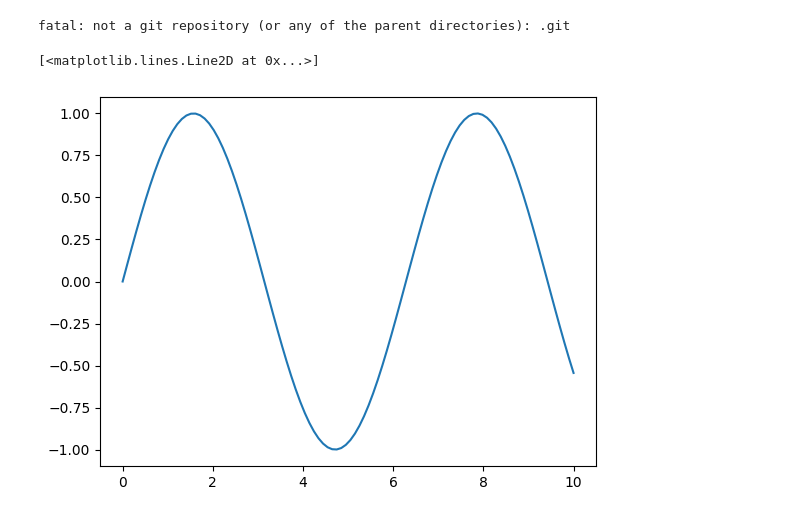
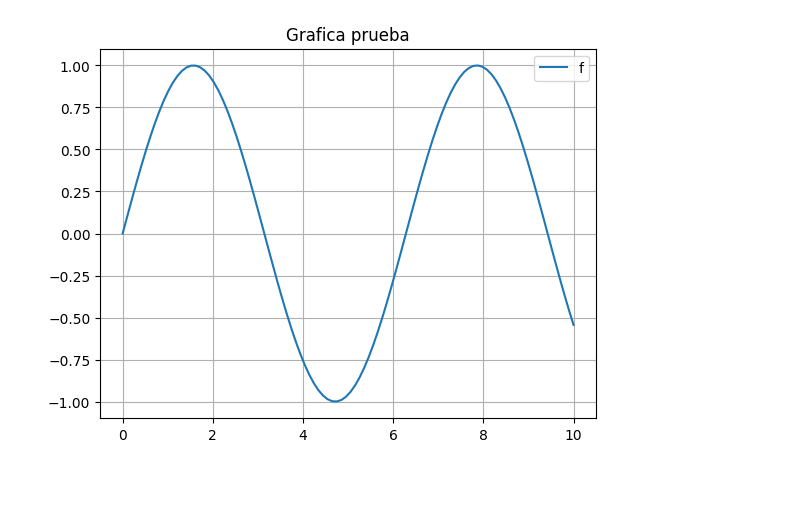
Before and after one commit to JuanDiegoToro/GtiHub_y_collab, a Jupyter notebook: prueba_con_GitHub.ipynb, the cells around one changed output. Saved outputs shown, nothing was run; the diff lists cells and outputs as text; code cells hidden in the pictures; blank space fills up the shorter version.

Commit message:
Añadí malla a la grafica con su respectiva leyenda y título

```diff
--- a/prueba_con_GitHub.ipynb
+++ b/prueba_con_GitHub.ipynb
@@ -3,16 +3,15 @@
 # %%
-!git status
-
 import numpy as np
 import matplotlib.pyplot as plt
 
 
 #Esto es un ejemplo sobre el uso de Github y Collab
 x = np.linspace(0, 10, 100)
 y = np.sin(x)
 
 plt.plot(x,y)
+plt.legend('funcion seno')
+plt.title('Grafica prueba')
+plt.grid()
 # %% [output]
-fatal: not a git repository (or any of the parent directories): .git
-[<matplotlib.lines.Line2D at 0x...>]
-[figure, old version]
+[figure, new version]
```
Also changed, not shown: parts of 1 cell of this notebook.
